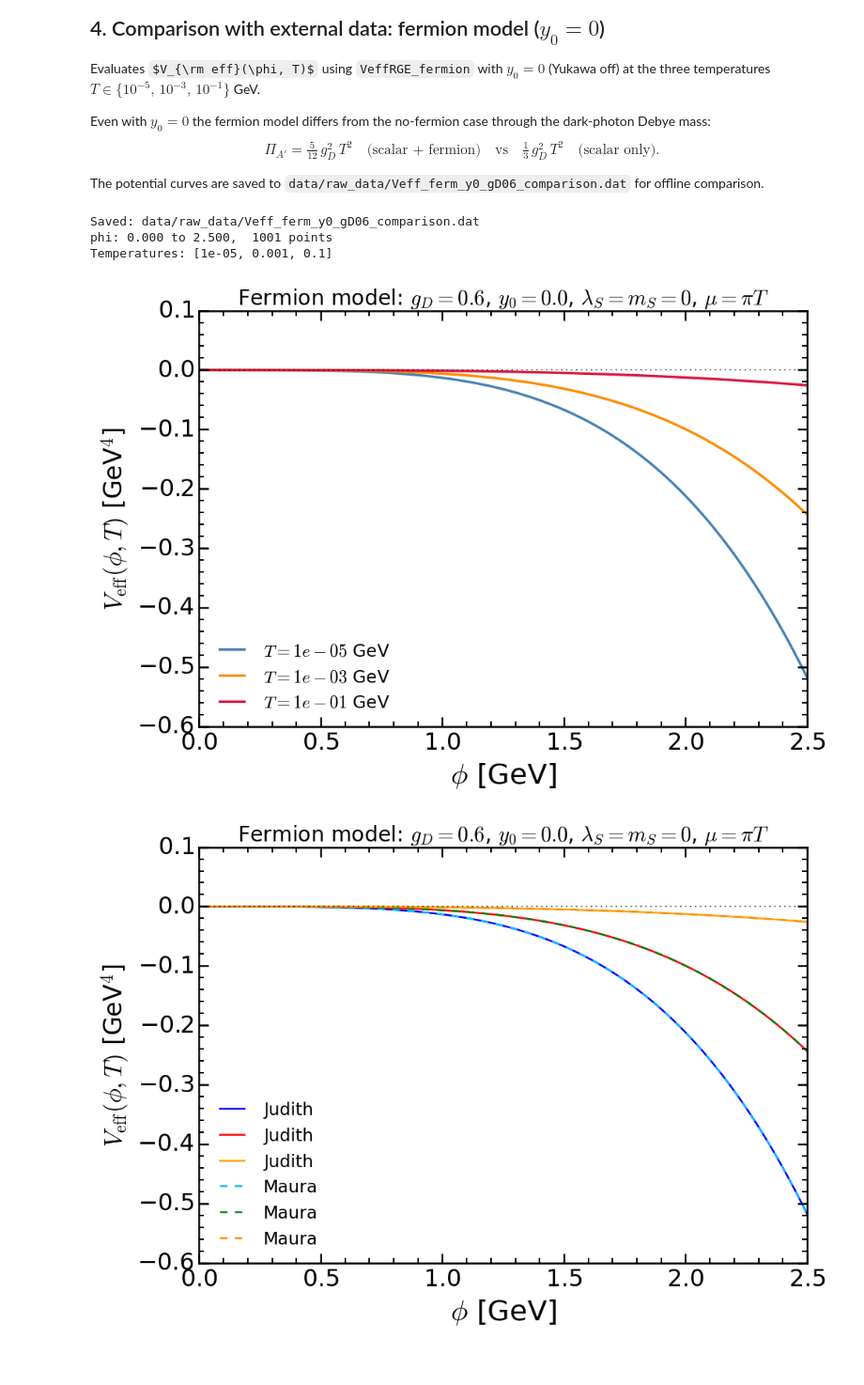
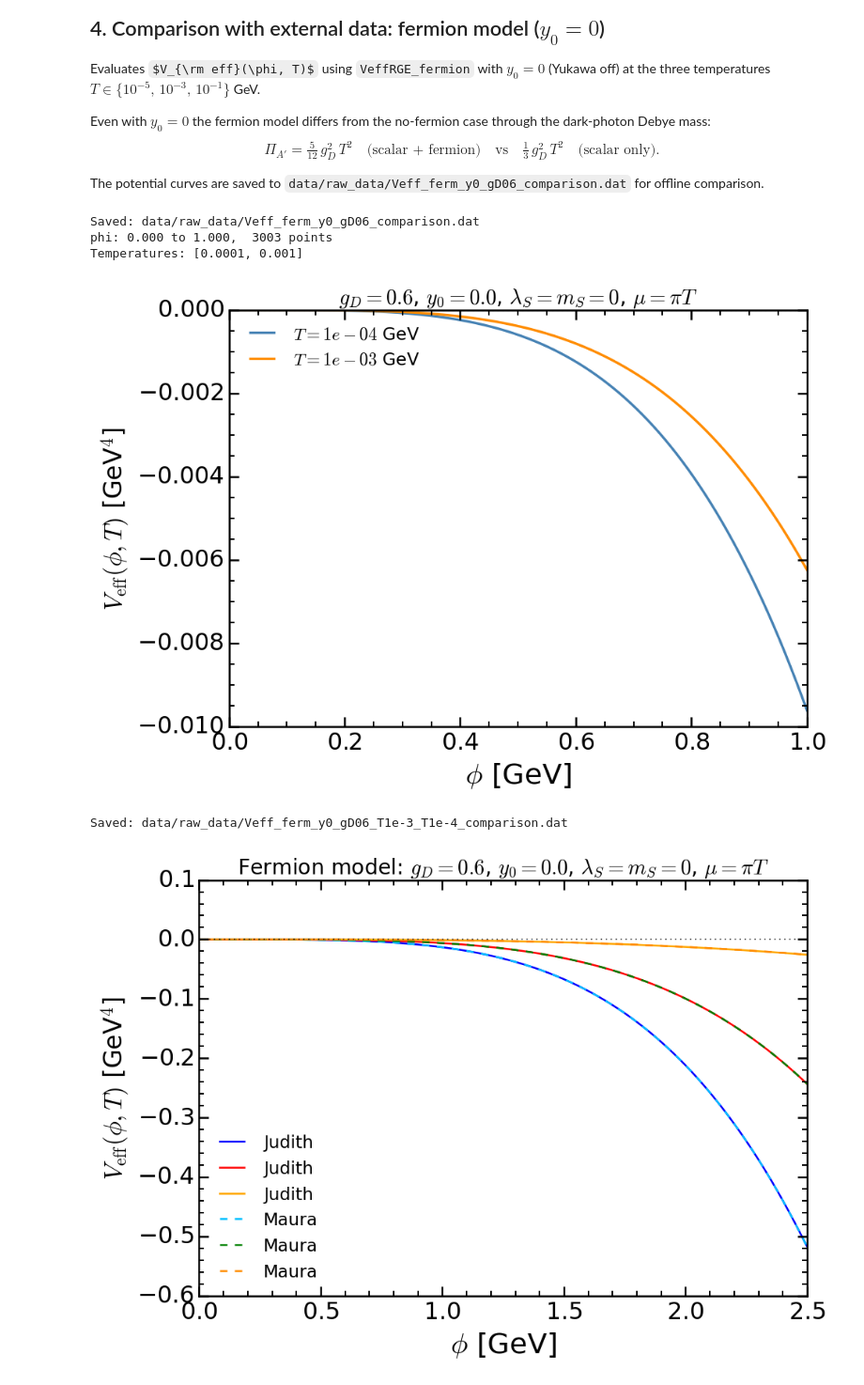
Before and after one commit to mquezada13/FOPT_Dark_Photon_DRalgo, a Jupyter notebook: notebooks/demo_Veff.ipynb, the cells around one changed output. Shown at 94% size. Drawn from its saved outputs; the diff is of its cells as text; code cells hidden in the pictures; some formulas as TeX source.

Commit message:
Created data for Veff with fermions

```diff
--- a/notebooks/demo_Veff.ipynb
+++ b/notebooks/demo_Veff.ipynb
@@ -257,8 +257,13 @@ lam0 = 0.0
 m0   = 0.0        # mS02 = 0
 scale = np.pi
 
-Ts   = [1e-5, 1e-3, 1e-1]
-phis = np.linspace(0.0, 2.5, 1001)
+Ts   = [1e-4, 1e-3]
+# phi list log-spaced from 0 to 0.01-linspace from 0.01-1
+phis = np.concatenate([
+    np.linspace(0.0, 1e-5, 1001),
+    np.logspace(-5, -2, 1001),
+    np.linspace(0.01, 1.0, 1001)
+])
 
 # Fermion-model potential with Yukawa set to zero
 Vfcomp = veff_ferm.VeffRGE_fermion(y0=y0, mS02=m0)
@@ -271,38 +276,49 @@ fig.patch.set_facecolor('white')
 all_columns = [phis]
 header_parts = ['phi']
 
 for T, c in zip(Ts, colors_comp):
     Vvals = Vfcomp.Veff_HighT(phis, T, g0, scale, lam0)
     ax.plot(phis, Vvals, color=c, lw=2.0, label=fr'$T = {T:.0e}$ GeV')
     all_columns.append(Vvals)
     header_parts.append(f'Veff_T{T:.0e}')
 
 ax.axhline(0, color='k', lw=0.7, ls=':')
 ps.apply_standard_formatting(
     ax, ylog=False,
     xlabel=r'$\phi$ [GeV]',
     ylabel=r'$V_{\rm eff}(\phi, T)$ [GeV$^4$]',
-    title=fr'Fermion model: $g_D={g0}$, $y_0={y0}$, $\lambda_S=m_S=0$, $\mu=\pi T$',
-    xlim=(0, 2.5),
+    title=fr'$g_D={g0}$, $y_0={y0}$, $\lambda_S=m_S=0$, $\mu=\pi T$',
+   xlim=(0, 1),#ylim=(-2e-4, 2e-4)
 )
 ax.legend(loc='best', frameon=False, fontsize=14)
 plt.tight_layout()
 
 # Save curves for comparison with external data
 np.savetxt(
     "data/raw_data/Veff_ferm_y0_gD06_comparison.dat",
     np.column_stack(all_columns),
     header='  '.join(header_parts) + f'\n# g0={g0}  y0={y0}  lam0={lam0}  m0={m0}  scale=pi',
     fmt='%.10e',
 )
 print("Saved: data/raw_data/Veff_ferm_y0_gD06_comparison.dat")
 print(f"phi: {phis[0]:.3f} to {phis[-1]:.3f},  {len(phis)} points")
 print(f"Temperatures: {Ts}")
 # %% [output]
 Saved: data/raw_data/Veff_ferm_y0_gD06_comparison.dat
-phi: 0.000 to 2.500,  1001 points
-Temperatures: [1e-05, 0.001, 0.1]
+phi: 0.000 to 1.000,  3003 points
+Temperatures: [0.0001, 0.001]
-[figure, old version]
+[figure, new version]
+# %%
+# Save data for comparison with external data, but only for T=1e-3 abd T=1e-5 (the more relevant one for the comparison)
+np.savetxt(
+    "data/raw_data/Veff_ferm_y0_gD06_T1e-3_T1e-4_comparison.dat",
+    np.column_stack([phis, all_columns[1], all_columns[2]]),
+    header=f'phi  Veff_T{Ts[0]:.0e}  Veff_T{Ts[1]:.0e}\n# g0={g0}  y0={y0}  lam0={lam0}  m0={m0}  scale=pi',
+    fmt='%.10e',
+)
+print("Saved: data/raw_data/Veff_ferm_y0_gD06_T1e-3_T1e-4_comparison.dat")
+# %% [output]
+Saved: data/raw_data/Veff_ferm_y0_gD06_T1e-3_T1e-4_comparison.dat
 # %%
 jdata = np.loadtxt(
     "data/raw_data/Vphi_g=0.6_y=0.0_Ts.txt",
```
Also changed, not shown: 4 other files.
